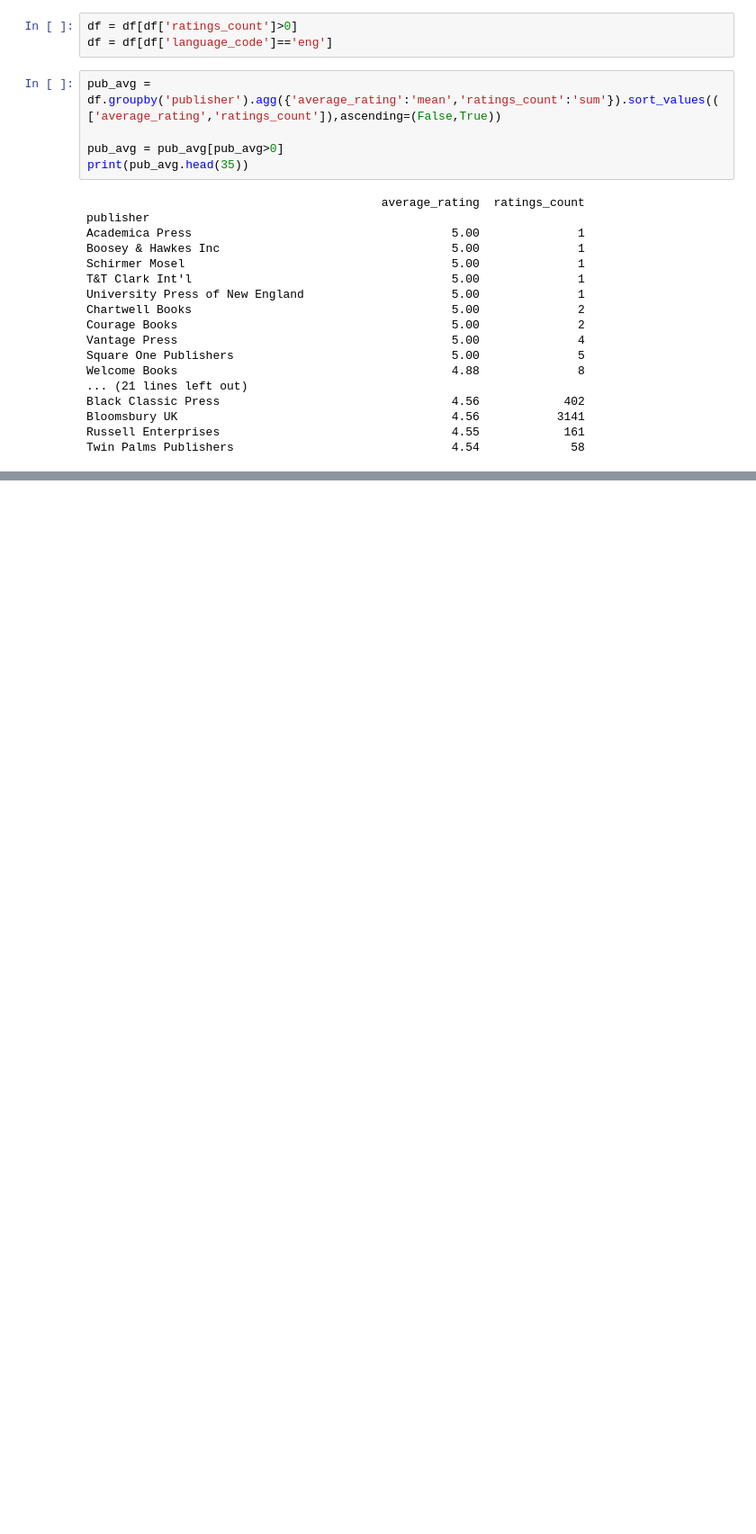
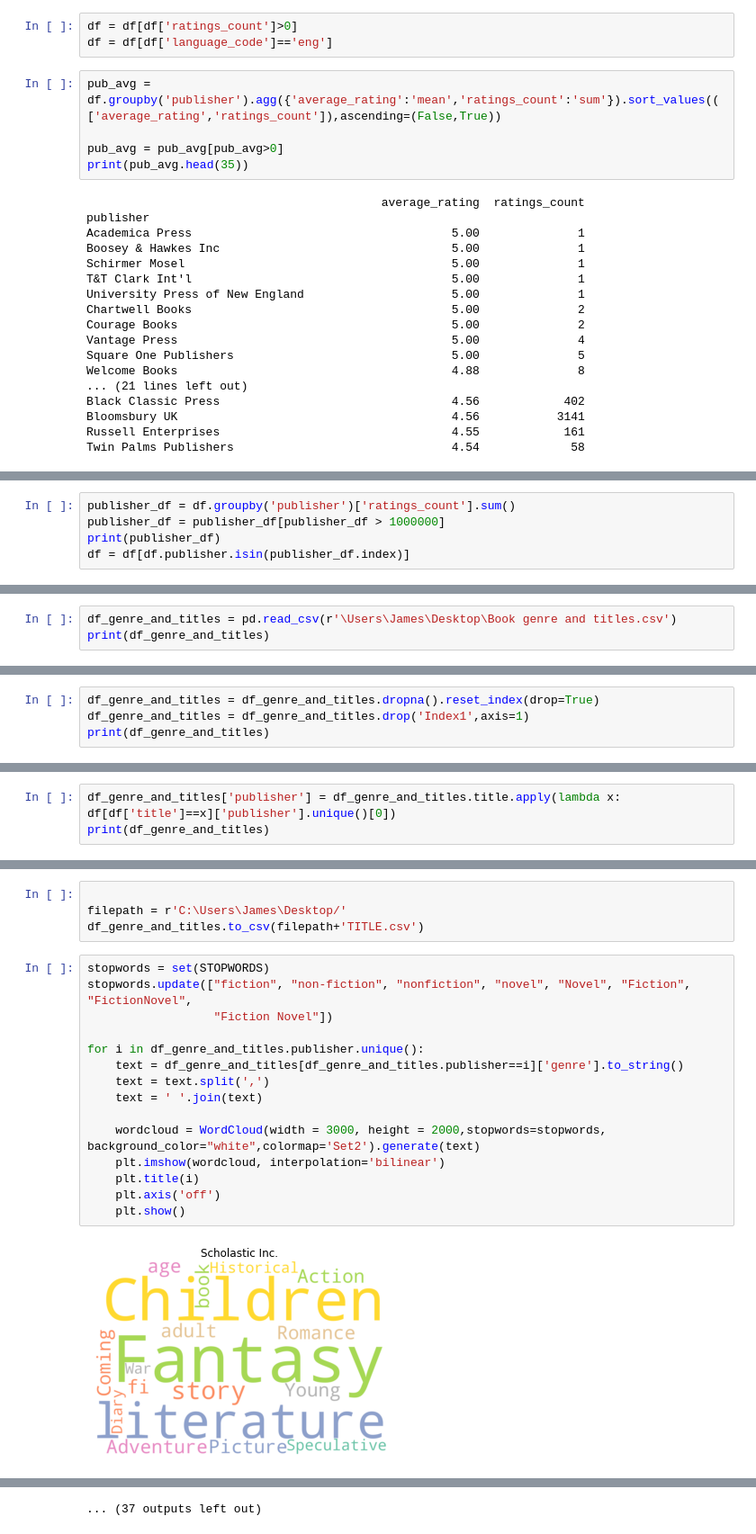
Before and after one commit to JamesNagelJJN/CV, a Jupyter notebook: Data Science/Goodreads reviews/Book analysis.ipynb, the cells around one changed output, grey strips where cells are left out. Shown at 90% size. Cells and saved outputs as stored; diff of their text form; blank space fills up the shorter version.

```diff
--- a/Data Science/Goodreads reviews/Book analysis.ipynb
+++ b/Data Science/Goodreads reviews/Book analysis.ipynb
@@ -253,0 +254,5 @@ df.to_excel(path+'book_use.xlsx')
+# %%
+publisher_df = df.groupby('publisher')['ratings_count'].sum()
+publisher_df = publisher_df[publisher_df > 1000000]
+print(publisher_df)
+df = df[df.publisher.isin(publisher_df.index)]
@@ -253,0 +395,3 @@ df.to_excel(path+'book_use.xlsx')
+# %%
+df_genre_and_titles = pd.read_csv(r'\Users\James\Desktop\Book genre and titles.csv')
+print(df_genre_and_titles)
@@ -253,0 +416,4 @@ df.to_excel(path+'book_use.xlsx')
+# %%
+df_genre_and_titles = df_genre_and_titles.dropna().reset_index(drop=True)
+df_genre_and_titles = df_genre_and_titles.drop('Index1',axis=1)
+print(df_genre_and_titles)
@@ -253,0 +453,3 @@ df.to_excel(path+'book_use.xlsx')
+# %%
+df_genre_and_titles['publisher'] = df_genre_and_titles.title.apply(lambda x: df[df['title']==x]['publisher'].unique()[0])
+print(df_genre_and_titles)
@@ -253,0 +474,21 @@ df.to_excel(path+'book_use.xlsx')
+# %%
+
+filepath = r'C:\Users\James\Desktop/'
+df_genre_and_titles.to_csv(filepath+'TITLE.csv')
+# %%
+stopwords = set(STOPWORDS)
+stopwords.update(["fiction", "non-fiction", "nonfiction", "novel", "Novel", "Fiction", "FictionNovel",
+                  "Fiction Novel"])
+
+for i in df_genre_and_titles.publisher.unique():
+    text = df_genre_and_titles[df_genre_and_titles.publisher==i]['genre'].to_string()
+    text = text.split(',')
+    text = ' '.join(text)
+
+    wordcloud = WordCloud(width = 3000, height = 2000,stopwords=stopwords, background_color="white",colormap='Set2').generate(text)
+    plt.imshow(wordcloud, interpolation='bilinear')
+    plt.title(i)
+    plt.axis('off')
+    plt.show()
+# %% [output]
+[figure, added]
@@ -253,0 +506 @@ df.to_excel(path+'book_use.xlsx')
+... (37 outputs left out)
```
Also changed, not shown: parts of 21 cells of this notebook.
